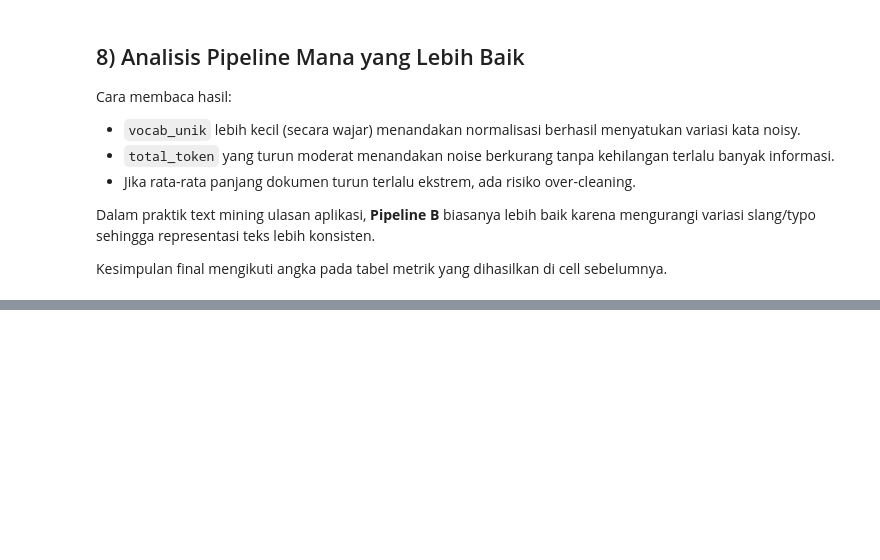
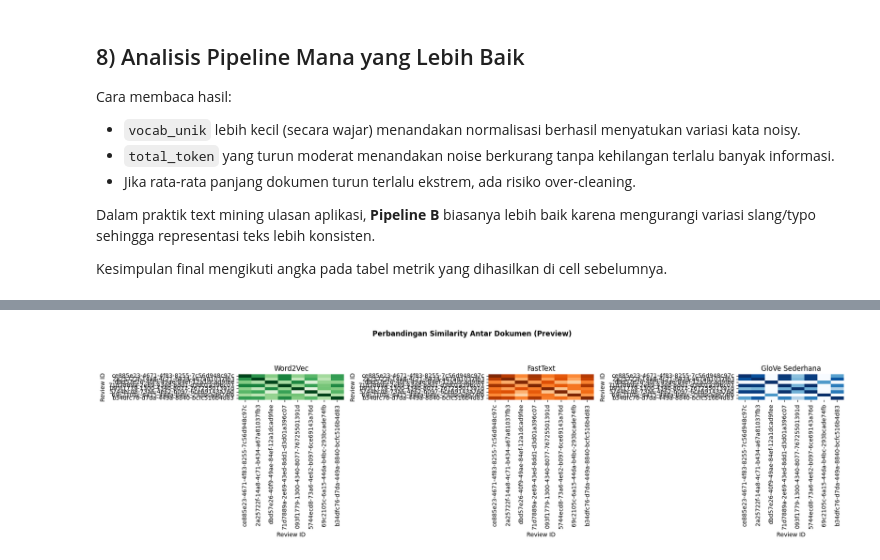
Before and after one commit to titan2903/text_mining_semeter_4, a Jupyter notebook: tugas_pertemuan_2/main.ipynb, the cells around one changed output, grey strips where cells are left out. Cells and saved outputs as stored; diff of their text form; code cells hidden in the pictures; blank space fills up the shorter version.

```diff
--- a/tugas_pertemuan_2/main.ipynb
+++ b/tugas_pertemuan_2/main.ipynb
@@ -432,0 +719,54 @@ Kesimpulan final mengikuti angka pada tabel metrik yang dihasilkan di cell sebel
+# %%
+def doc_vector_from_wv(tokens, keyed_vectors, dim):
+    vectors = [keyed_vectors[t] for t in tokens if t in keyed_vectors]
+    if not vectors:
+        return np.zeros(dim)
+    return np.mean(vectors, axis=0)
+
+def doc_vector_glove(tokens):
+    vectors = [glove_vectors[glove_word_to_id[t]] for t in tokens if t in glove_word_to_id]
+    if not vectors:
+        return np.zeros(glove_vectors.shape[1])
+    return np.mean(vectors, axis=0)
+
+doc_tokens = [text.split() for text in fe_df['fe_text']]
+
+doc_vec_w2v = np.vstack([
+    doc_vector_from_wv(tokens, w2v_model.wv, w2v_model.vector_size) for tokens in doc_tokens
+])
+
+doc_vec_fasttext = np.vstack([
+    doc_vector_from_wv(tokens, fasttext_model.wv, fasttext_model.vector_size) for tokens in doc_tokens
+])
+
+doc_vec_glove = np.vstack([doc_vector_glove(tokens) for tokens in doc_tokens])
+
+sim_w2v = cosine_similarity(doc_vec_w2v)
+sim_fasttext = cosine_similarity(doc_vec_fasttext)
+sim_glove = cosine_similarity(doc_vec_glove)
+
+preview_n = min(8, len(fe_df))
+index_preview = fe_df['reviewId'].astype(str).iloc[:preview_n]
+
+sim_w2v_df = pd.DataFrame(sim_w2v[:preview_n, :preview_n], index=index_preview, columns=index_preview)
+sim_fasttext_df = pd.DataFrame(sim_fasttext[:preview_n, :preview_n], index=index_preview, columns=index_preview)
+sim_glove_df = pd.DataFrame(sim_glove[:preview_n, :preview_n], index=index_preview, columns=index_preview)
+
+fig, axes = plt.subplots(1, 3, figsize=(18, 5))
+plots = [
+    ('Word2Vec', sim_w2v_df, 'Greens'),
+    ('FastText', sim_fasttext_df, 'Oranges'),
+    ('GloVe Sederhana', sim_glove_df, 'Blues')
+]
+
+for ax, (title, sim_df, cmap) in zip(axes, plots):
+    sns.heatmap(sim_df, cmap=cmap, vmin=0, vmax=1, cbar=False, ax=ax)
+    ax.set_title(title)
+    ax.set_xlabel('Review ID')
+    ax.set_ylabel('Review ID')
+
+plt.suptitle('Perbandingan Similarity Antar Dokumen (Preview)', fontsize=12, fontweight='bold', y=1.02)
+plt.tight_layout(rect=[0, 0, 1, 0.95])
+plt.show()
+# %% [output]
+[figure, added]
```
Also changed, not shown: parts of 16 cells of this notebook, 1 other file.
